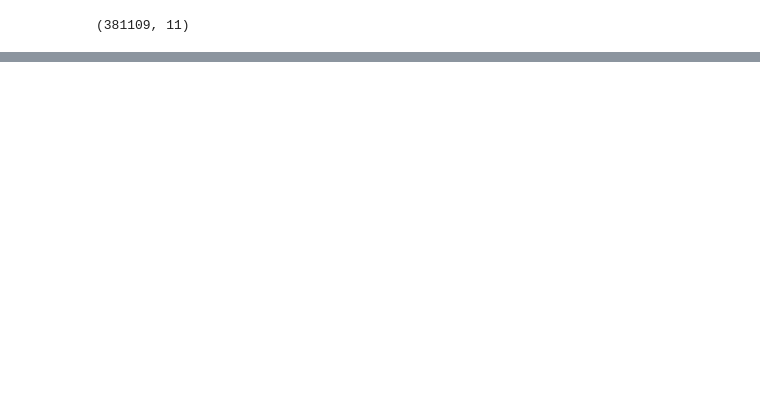
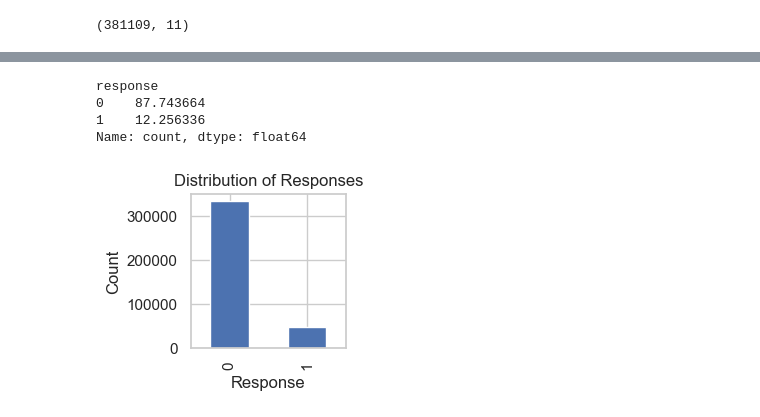
Before and after one commit to Shashank975/Vehicle-Insurance-Domain-Project, a Jupyter notebook: notebook/experiments.ipynb, the cells around one changed output, grey strips where cells are left out. Saved outputs shown, nothing was run; the diff lists cells and outputs as text; code cells hidden in the pictures; blank space fills up the shorter version.

```diff
--- a/notebook/experiments.ipynb
+++ b/notebook/experiments.ipynb
@@ -1,2 +1,10 @@
 # %%
+import numpy as np
 import pandas as pd
+import matplotlib.pyplot as plt
+import seaborn as sns
+from imblearn.over_sampling import RandomOverSampler
+sns.set(style='whitegrid')
+
+import warnings
+warnings.filterwarnings("ignore")
@@ -123,0 +185,24 @@ df.shape
+# %%
+(df['response'].value_counts()/df.shape[0])*100
+# %% [output]
+response
+0    87.743664
+1    12.256336
+Name: count, dtype: float64
+# %%
+value_counts = df['response'].value_counts()
+
+plt.figure(figsize=(2, 2))
+
+# Create the bar plot
+value_counts.plot(kind='bar')
+
+# Customize the plot (optional)
+plt.xlabel('Response')
+plt.ylabel('Count')
+plt.title('Distribution of Responses')
+
+# Show the plot
+plt.show()
+# %% [output]
+[figure, added]
```
Also changed, not shown: parts of 19 cells of this notebook, 10 other files.
